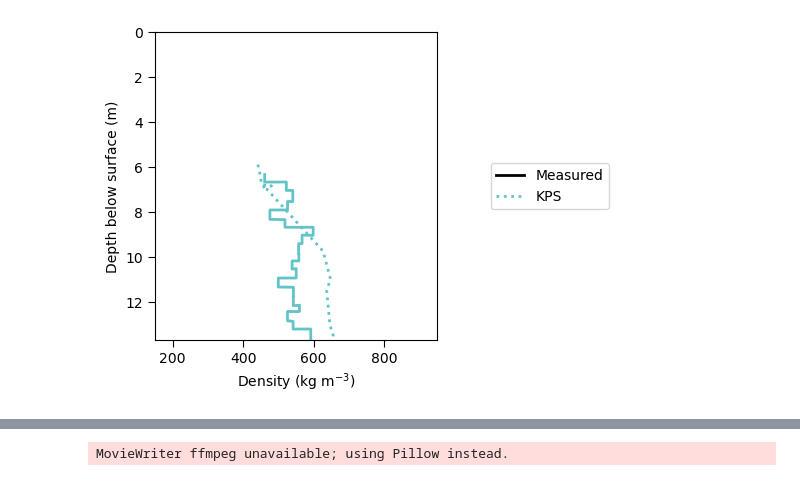
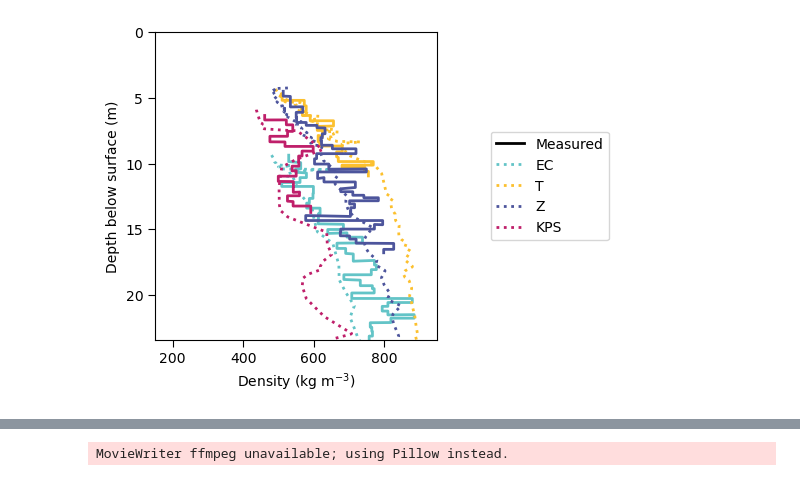
Before and after one commit to clairevwilson/CommunityFirnModel, a Jupyter notebook: CFM_main/firn_project.ipynb, the cells around one changed output, grey strips where cells are left out. Cells and saved outputs as stored; diff of their text form; code cells hidden in the pictures.

```diff
--- a/CFM_main/firn_project.ipynb
+++ b/CFM_main/firn_project.ipynb
@@ -89,0 +145,19 @@ for site in ['EC']: #
+# %%
+output_fn = base_fp + 'Output/SITE/SITE_kahiltnatest/CFMresults.hdf5'
+forcing_fn = base_fp + 'Forcings/SITE/SITE_1d_kahiltnatest.csv'
+fig, (ax1, ax2) = plt.subplots(2, sharex=True,figsize=(3, 3))
+for site in ['KQU','KT1','KT2','KT3','KPS']:
+    df = pd.read_csv(forcing_fn.replace('SITE','kahiltna'+site),index_col=0, parse_dates=True)
+    df = df.resample('YS-MAY').sum() / 1000
+    elevation = site_elevation[site]
+    ax1.scatter(elevation,np.mean(df['SMELT']),color=site_colors[site],marker=markers[site],label=site)
+    ax2.scatter(elevation,np.mean(df['BDOT']),color=site_colors[site],marker=markers[site])
+    ax1.text(elevation,np.mean(df['SMELT'])+0.04,site,color=site_colors[site],ha='center',va='center')
+    ax2.text(elevation,np.mean(df['BDOT'])+0.3,site,color=site_colors[site],ha='center',va='center')
+ax1.set_ylim(0.15, 0.5)
+ax2.set_ylim(1.5, 4.5)
+ax1.set_xlim(2550, 3100)
+ax1.set_ylabel('Avg melt\n(m w.e. / yr)')
+ax2.set_ylabel('Avg accumulation\n(m w.e. / yr)')
+ax2.set_xlabel('Elevation (m a.s.l.)')
+plt.show()
@@ -90,37 +177,45 @@ for site in ['EC']: #
 # %%
 # ALL SITES SIMPLE FIGURE
 all_measured = []
 all_modeled = []
-string = 'noqm'
-sites_compare = ['KPS']
+string = 'tpx1'
+sites_compare = ['EC','T','Z','KPS']
 for site in sites_compare:
     # measured
-    glacier = 'wolverine' if site == 'EC' else 'kahiltna' if site == 'KPS' else 'gulkana'
-    date = dates_wolverine_spring[-1] if site == 'EC' else dates_kahiltna_spring[-1] if site == 'KPS' else '2025_04_20'
+    glacier = get_glacier(site)
+    if site == 'EC':
+        date = dates_wolverine[-1]
+    elif site == 'KPS':
+        date = dates_KPS[-1]
+    elif site == 'KQU':
+        date = dates_KQU[-1]
+    else:
+        date = '2025_04_20'
     density_meas, layer_tops, layer_bottoms = get_density_measured(site, date)
 
     # modeled
     cfm_fn_dict = {'Z':f'{glacier}{site}/{glacier}{site}_{string}/CFMresults.hdf5',
                    'T':f'{glacier}{site}/{glacier}{site}_{string}/CFMresults.hdf5',
                    'EC':f'{glacier}{site}/{glacier}{site}_{string}/CFMresults.hdf5',
                    'KPS':f'{glacier}{site}/{glacier}{site}_{string}/CFMresults.hdf5'}
-    cfm_fn = cfm_fn_dict[site]
+    # cfm_fn = cfm_fn_dict[site]
+    cfm_fn = f'{glacier}{site}/{glacier}{site}_{string}/CFMresults.hdf5'
     density_mod, depth_mod = get_var_modeled(out_fp + cfm_fn, date, 'density')
 
     # get depth of seasonal snow
     snow_df = pd.read_csv(f'../Data/cores/{glacier}/{glacier}{site}_snowdepth.csv')
     min_depth = snow_df.loc[snow_df['date'] == date, 'snowdepth'].values
     density_meas = density_meas[layer_tops >= min_depth]
     layer_bottoms = layer_bottoms[layer_tops >= min_depth]
     layer_tops = layer_tops[layer_tops >= min_depth]
     density_mod = density_mod[depth_mod >= min_depth]
     depth_mod = depth_mod[depth_mod >= min_depth]
 
     # simple_plot(site, (density_meas, layer_bottoms, layer_tops), (density_mod, depth_mod))
     all_measured.append((density_meas, layer_bottoms, layer_tops))
     all_modeled.append((density_mod, depth_mod))
 
 compare_sites(all_measured, all_modeled, sites_compare)
 # %% [output]
-[figure, old version]
+[figure, new version]
 # %%
```
Also changed, not shown: parts of 21 cells of this notebook, 9 other files.
